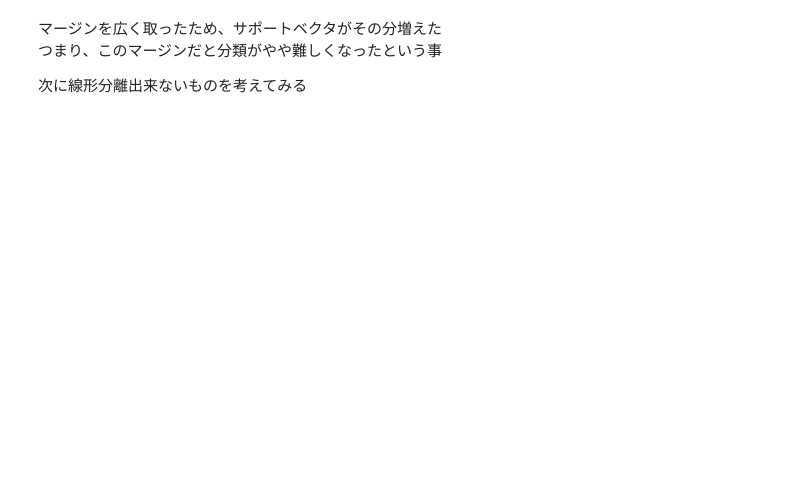
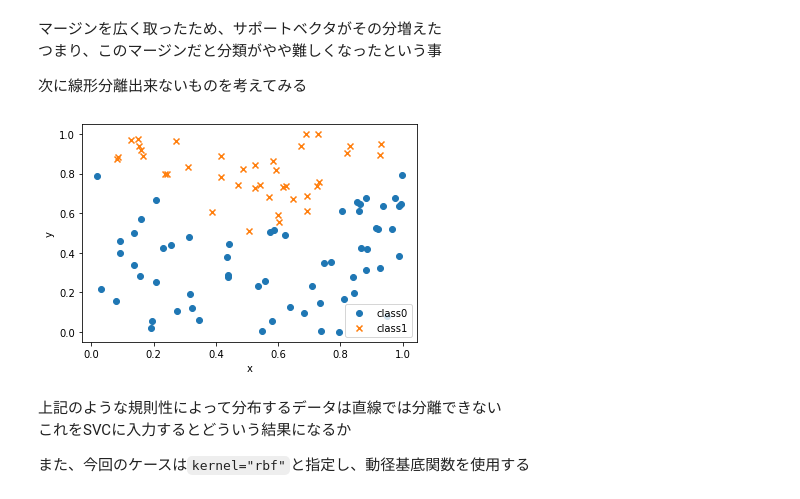
Before and after one commit to box16/Textbook-of-analysis-of-demons-by-Python, a Jupyter notebook: Chapter4/Chapter4_4/分類.ipynb, the cells around one changed output. Cells and saved outputs as stored; diff of their text form; code cells hidden in the pictures; blank space fills up the shorter version.

```diff
--- a/Chapter4/Chapter4_4/分類.ipynb
+++ b/Chapter4/Chapter4_4/分類.ipynb
@@ -195,3 +195,26 @@ visualization_svm(class_0,label_0,
 つまり、このマージンだと分類がやや難しくなったという事
 
 次に線形分離出来ないものを考えてみる
+# %%
+# (x,y)の組を2つ作成
+data_set = numpy.random.random(size=(100,2))
+# y > (2 * x - 0.5 ^2 +0.5)か否かでクラスラベルを付与。0or1
+label = (data_set[:,1]> 2*(data_set[:,0]-0.5)**2 + 0.5).astype(int)
+
+canvas,sub_plots = pyplot.subplots()
+
+sub_plots.scatter(data_set[label == 0,0],data_set[label==0,1],marker="o",label="class0")
+sub_plots.scatter(data_set[label == 1,0],data_set[label==1,1],marker="x",label="class1")
+
+sub_plots.set_xlabel("x")
+sub_plots.set_ylabel("y")
+
+sub_plots.legend()
+pyplot.show()
+# %% [output]
+[figure, added]
+# %% [markdown]
+上記のような規則性によって分布するデータは直線では分離できない
+これをSVCに入力するとどういう結果になるか
+
+また、今回のケースは`kernel="rbf"`と指定し、動径基底関数を使用する
```
Also changed, not shown: parts of 20 cells of this notebook, 2 other files.
